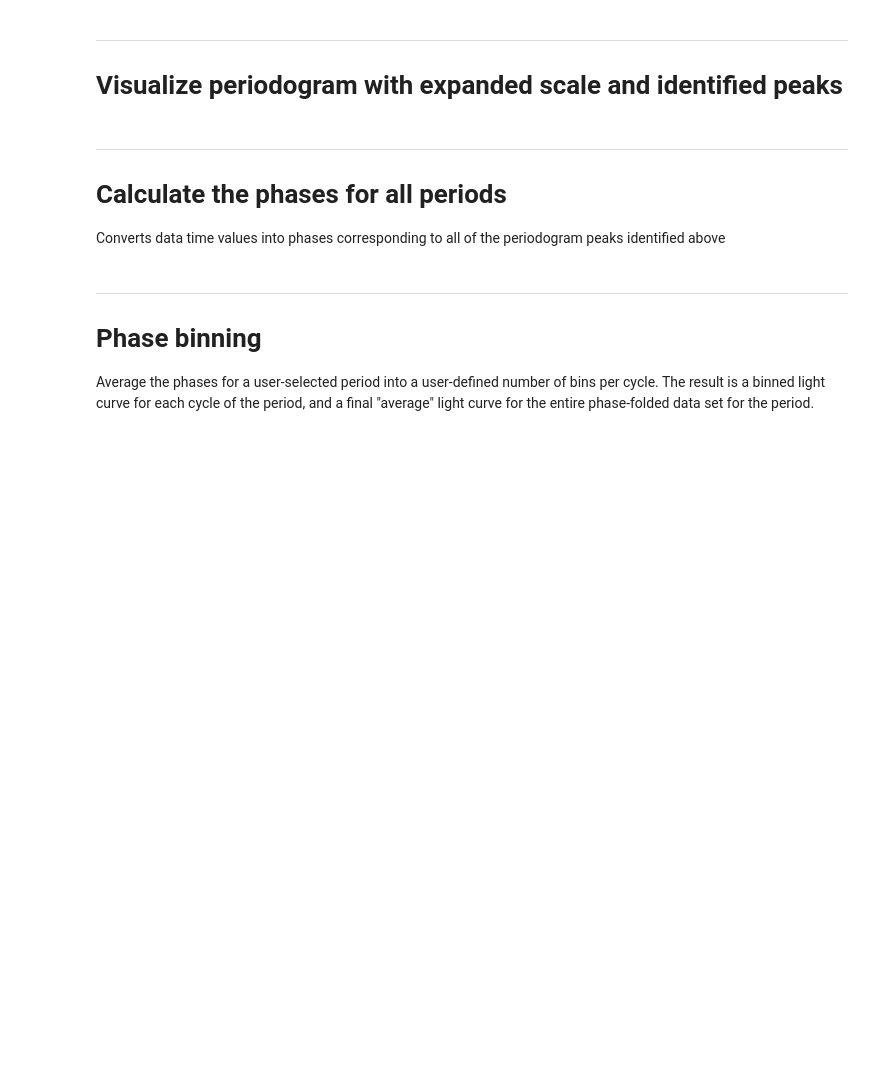
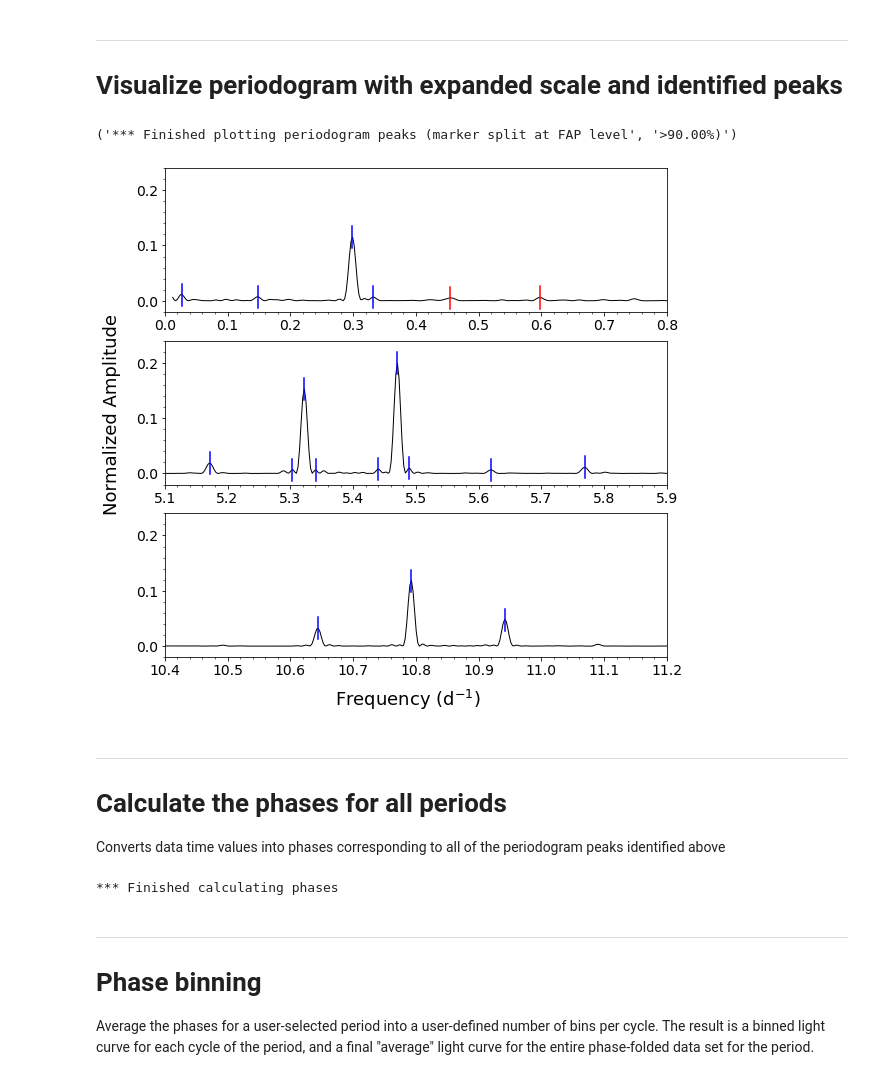
Before and after one commit to dwhoard/k2timeseries, a Jupyter notebook: k2timeseries.ipynb, the cells around one changed output. Cells and saved outputs as stored; diff of their text form; code cells hidden in the pictures; blank space fills up the shorter version.

```diff
--- a/k2timeseries.ipynb
+++ b/k2timeseries.ipynb
@@ -1391,15 +1438,15 @@ if tidx == 0:
     'xmin':[0.0,  5.1, 10.4],
     'xmax':[0.8,  5.9, 11.2],
     'ymin':[0.0,  0.0,  0.0],
-    'ymax':[0.20, 0.20, 0.20],
-    'y_minor_tick':[0.010, 0.010, 0.010]
+    'ymax':[0.22, 0.22, 0.22],
+    'y_minor_tick':[0.020, 0.020, 0.020]
     } )
 if tidx == 1:
     panparms = ( {
     'xmin':[0.0,  5.1, 10.4],
     'xmax':[0.8,  5.9, 11.2],
     'ymin':[0.0,  0.0,  0.0],
-    'ymax':[0.005, 0.005, 0.005],
+    'ymax':[0.22, 0.22, 0.22],
     'y_minor_tick':[0.001, 0.001, 0.001]
     } )
 ###############################################
@@ -1411,11 +1458,11 @@ if tidx > len(tname)-1:
     if LDEBUG >= 0: print('ERROR: No plot window settings defined')
 
 # set up the multipanel plot
-fig, axes = plt.subplots(npanels, 1, figsize=(10,npanels*3))
+fig, axes = plt.subplots(npanels, 1, figsize=(9,npanels*3))
 
 # centered common axis labels
-fig.text(0.5, 0.04, 'Frequency (d$^{-1}$)', ha='center', size=size_lg)
-fig.text(0.02, 0.5, 'Normalized Amplitude', va='center', rotation='vertical', size=size_lg)
+fig.text(0.5, 0.05, 'Frequency (d$^{-1}$)', ha='center', size=size_lg)
+fig.text(0.03, 0.5, 'Normalized Amplitude', va='center', rotation='vertical', size=size_lg)
 
 # set font size for axis tick labels
 plt.rc('xtick', labelsize=size_sm)
@@ -1429,36 +1476,39 @@ for i, ax in enumerate(axes.flatten()):
 
     # plot decorations
     pstep = panparms['y_minor_tick'][i]
-    ax.axis([panparms['xmin'][i], panparms['xmax'][i], panparms['ymin'][i]-2*panparms['y_minor_tick'][i], panparms['ymax'][i]+2*panparms['y_minor_tick'][i]], fontsize=size_sm)
+    ax.axis([panparms['xmin'][i], panparms['xmax'][i], panparms['ymin'][i]-1*panparms['y_minor_tick'][i], panparms['ymax'][i]+1*panparms['y_minor_tick'][i]], fontsize=size_sm)
     ax.minorticks_on()
     ax.yaxis.set_minor_locator(MultipleLocator(panparms['y_minor_tick'][i]))
 
     # plot markers for the gaussian fit peak centers from the previous cell
     for ii in range(len(peak_fit_center)):
         j = peaks[ii]
         if LDEBUG >= 2: print(j, peaks[ii], npgram[j])
         if npgram[j] >= fap_x[faplim]:
-            ax.plot([peak_fit_center[ii],peak_fit_center[ii]], [npgram[j]-pstep,npgram[j]+2*pstep], color='blue')
+            ax.plot([peak_fit_center[ii],peak_fit_center[ii]], [npgram[j]-pstep,npgram[j]+1*pstep], color='blue')
         else:
             ax.plot([peak_fit_center[ii],peak_fit_center[ii]], [npgram[j]-pstep,npgram[j]+pstep], color='red')
 
 # output the visualization
 plt.savefig(SAVEPATH+name_string+'_'+strfcount(fcount)+'_LSperiodogram_panels.png',dpi=150, bbox_inches='tight')
 
 # write logfile
 logfile_out = open(logfile_name, 'a+')
 print(timestamp(), file=logfile_out)
 print('### PERIODOGRAM PEAKS VISUALIZATION ###', file=logfile_out)
 message1 = '*** Finished plotting periodogram peaks (marker split at FAP level', '>'+str(f"{fap_levels[faplim]*100:.2f}")+'%)'
 print(message1,'\n', file=logfile_out)
 logfile_out.close()
 
 if LDEBUG >=2:
     print(fap_x)
     print(fap_levels)
 
 # end this section gracefully
 if LDEBUG >= 0: print(message1)
+# %% [output]
+('*** Finished plotting periodogram peaks (marker split at FAP level', '>90.00%)')
+[figure, added]
 # %% [markdown]
 ---
 # Calculate the phases for all periods
@@ -1508,6 +1558,8 @@ logfile_out.close()
 if LDEBUG >= 2: print(df_lc_clean)
 
 if LDEBUG >= 0: print(message1)
+# %% [output]
+*** Finished calculating phases
 # %% [markdown]
 ---
 # Phase binning
```
Also changed, not shown: parts of 9 cells of this notebook, 1 other file.
